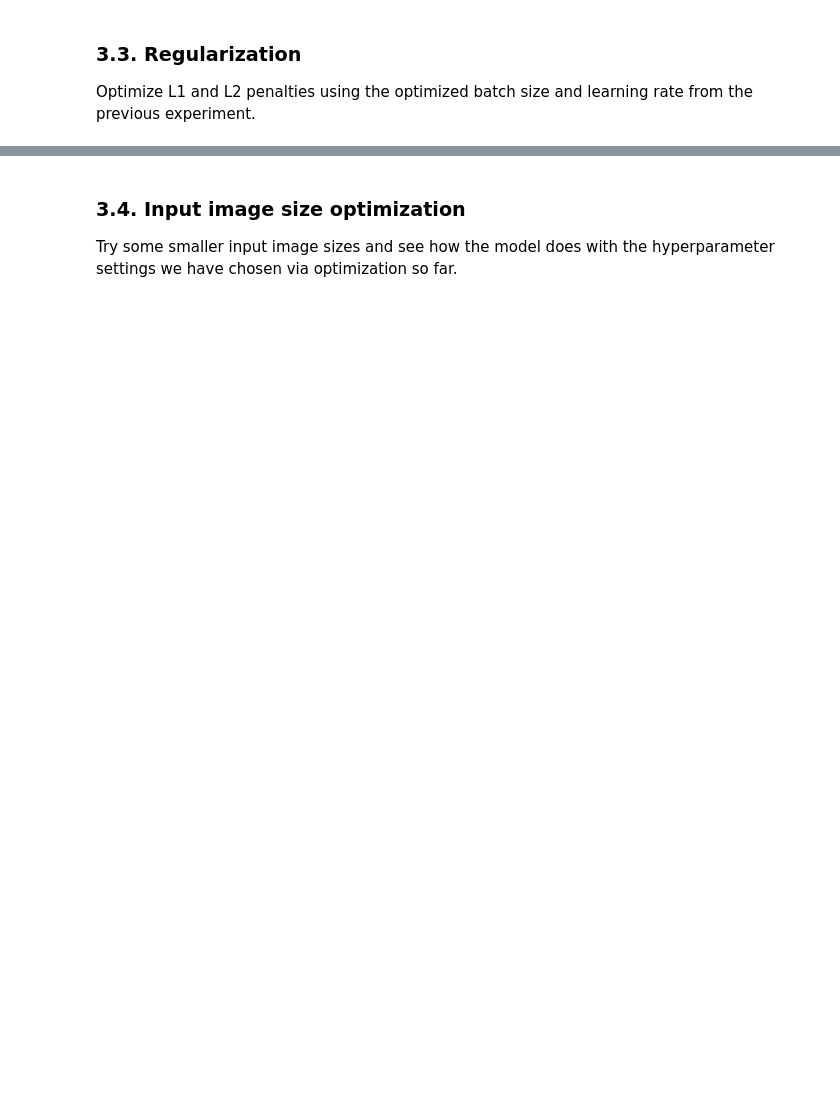
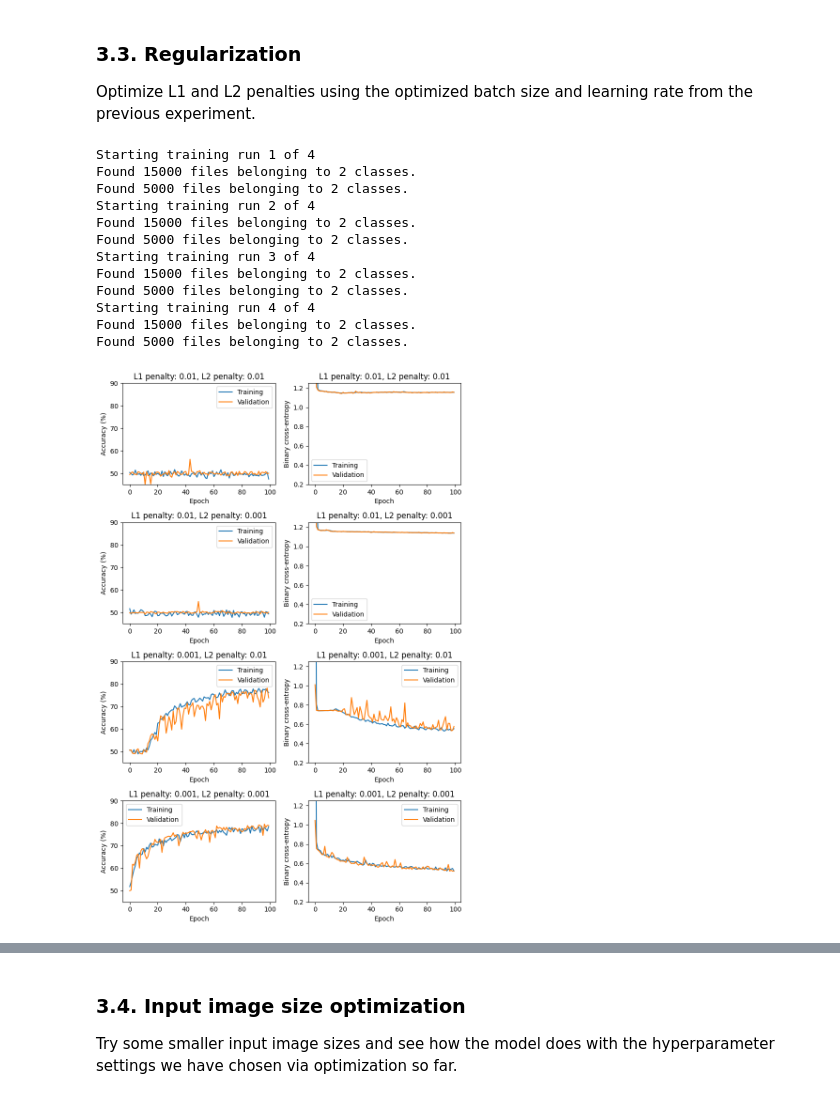
Before and after one commit to 4GeeksAcademy/gperdrizet-image-classification, a Jupyter notebook: notebooks/tensorflow_cnn_classifier.ipynb, the cells around one changed output, grey strips where cells are left out. Cells and saved outputs as stored; diff of their text form; code cells hidden in the pictures; blank space fills up the shorter version.

```diff
--- a/notebooks/tensorflow_cnn_classifier.ipynb
+++ b/notebooks/tensorflow_cnn_classifier.ipynb
@@ -308,35 +304,49 @@ Optimize L1 and L2 penalties using the optimized batch size and learning rate fr
 # %%
 %%time
 
 # Define hyperparameters
-hyperparameters={
-    'l1_penalties': [0.01, 0.001, 0.0001],
-    'l2_penalties': [0.01, 0.001, 0.0001],
+hyperparameters = {
+    'l1_penalties': [0.01, 0.001],
+    'l2_penalties': [0.01, 0.001],
     'batch_sizes': [batch_size],
     'learning_rates': [learning_rate],
     'image_widths': [image_width],
     'steps_per_epoch': steps_per_epoch,
     'validation_steps': validation_steps,
-    'epochs': 300
+    'epochs': epochs
 }
 
 # Train the model with each set of hyperparameters
-hyperparameter_optimization_results=hyperparameter_optimization_run(
+hyperparameter_optimization_results = hyperparameter_optimization_run(
     training_data_path,
     validation_data_path,
     **hyperparameters
 )
 
 # Specify which hyperparameters to include in the plot labels
-plot_labels=['l1_penalties', 'l2_penalties']
+plot_labels = ['l1_penalties', 'l2_penalties']
 
 # Plot the learning curves
 plot_hyperparameter_optimization_run(
     hyperparameter_optimization_results,
     hyperparameters,
     plot_labels,
     accuracy_ylims=[45,90],
     entropy_ylims=[0.2,1.25]
 ).show()
 
 print()
+# %% [output]
+Starting training run 1 of 4
+Found 15000 files belonging to 2 classes.
+Found 5000 files belonging to 2 classes.
+Starting training run 2 of 4
+Found 15000 files belonging to 2 classes.
+Found 5000 files belonging to 2 classes.
+Starting training run 3 of 4
+Found 15000 files belonging to 2 classes.
+Found 5000 files belonging to 2 classes.
+Starting training run 4 of 4
+Found 15000 files belonging to 2 classes.
+Found 5000 files belonging to 2 classes.
+[figure, added]
```
Also changed, not shown: parts of 22 cells of this notebook.
